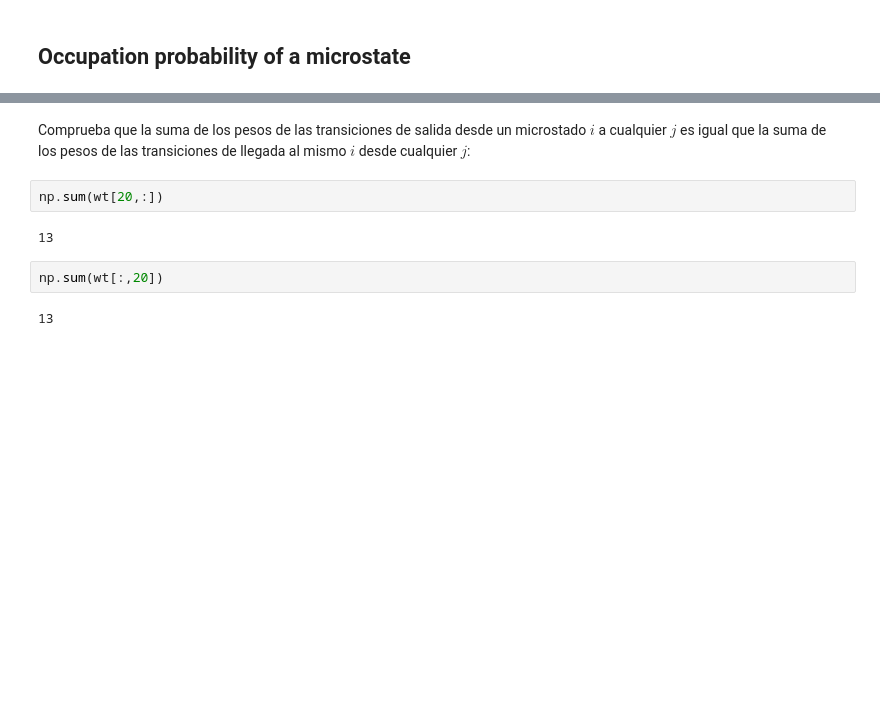
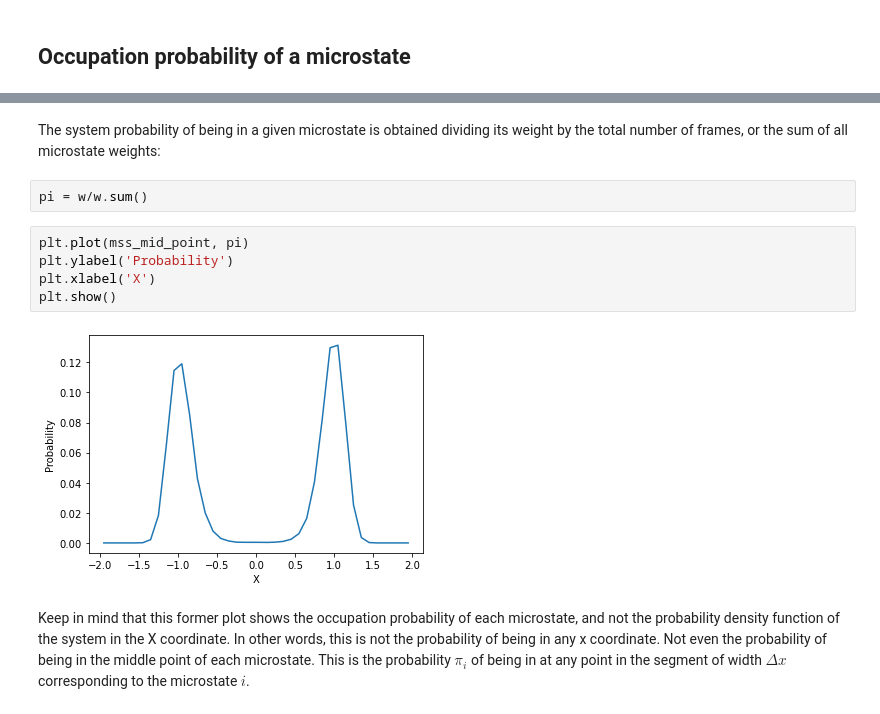
Before and after one commit to uibcdf/Adaptive_Sampling, a Jupyter notebook: Double_Well_1dim/MSM.ipynb, the cells around one changed output, grey strips where cells are left out. Cells and saved outputs as stored; diff of their text form; blank space fills up the shorter version.

```diff
--- a/Double_Well_1dim/MSM.ipynb
+++ b/Double_Well_1dim/MSM.ipynb
@@ -240,10 +313,13 @@ plt.show()
-# %% [markdown]
-Comprueba que la suma de los pesos de las transiciones de salida desde un microstado $i$ a cualquier $j$ es igual que la suma de los pesos de las transiciones de llegada al mismo $i$ desde cualquier $j$:
-# %%
-np.sum(wt[20,:])
-# %% [output]
-13
-# %%
-np.sum(wt[:,20])
-# %% [output]
-13
+# %% [markdown]
+The system probability of being in a given microstate is obtained dividing its weight by the total number of frames, or the sum of all microstate weights:
+# %%
+pi = w/w.sum()
+# %%
+plt.plot(mss_mid_point, pi)
+plt.ylabel('Probability')
+plt.xlabel('X')
+plt.show()
+# %% [output]
+[figure, added]
+# %% [markdown]
+Keep in mind that this former plot shows the occupation probability of each microstate, and not the probability density function of the system in the X coordinate. In other words, this is not the probability of being in any x coordinate. Not even the probability of being in the middle point of each microstate. This is the probability $\pi_i$ of being in at any point in the segment of width $\Delta x$ corresponding to the microstate $i$.
```
Also changed, not shown: parts of 133 cells of this notebook, 1 other file.
